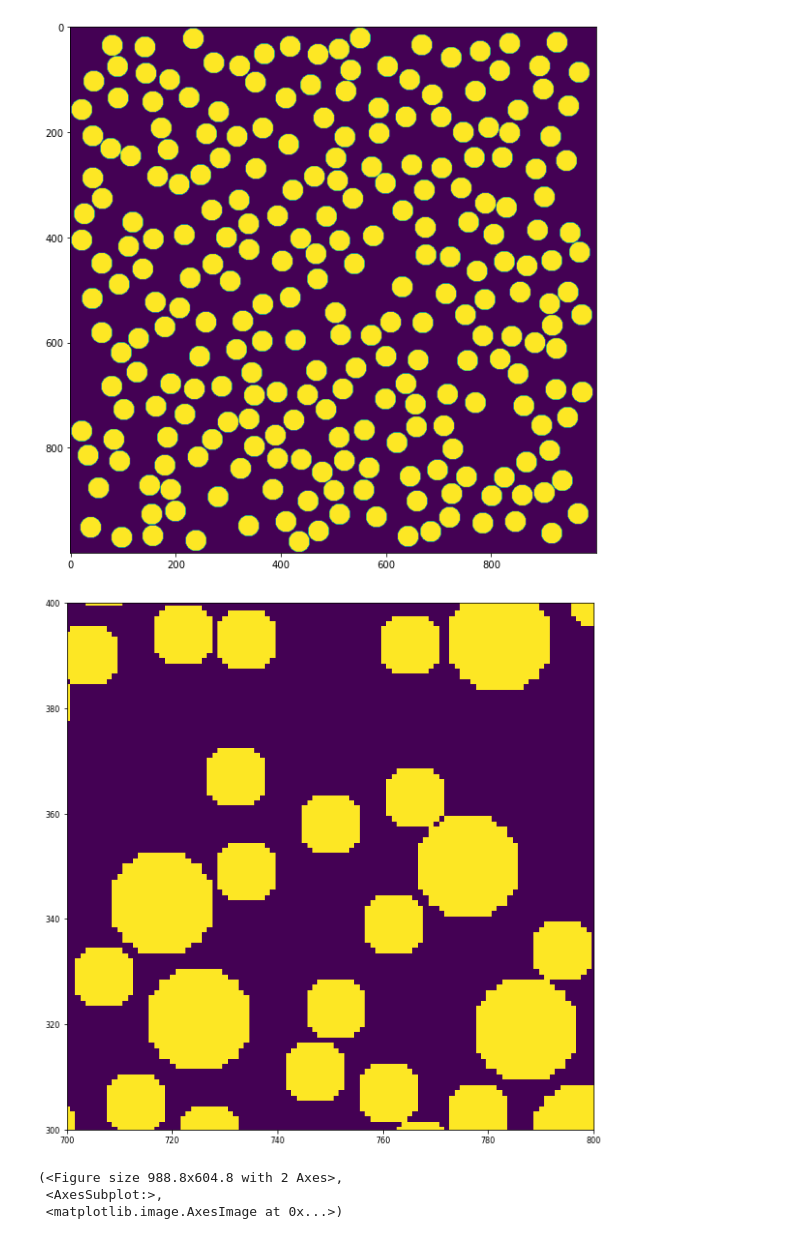
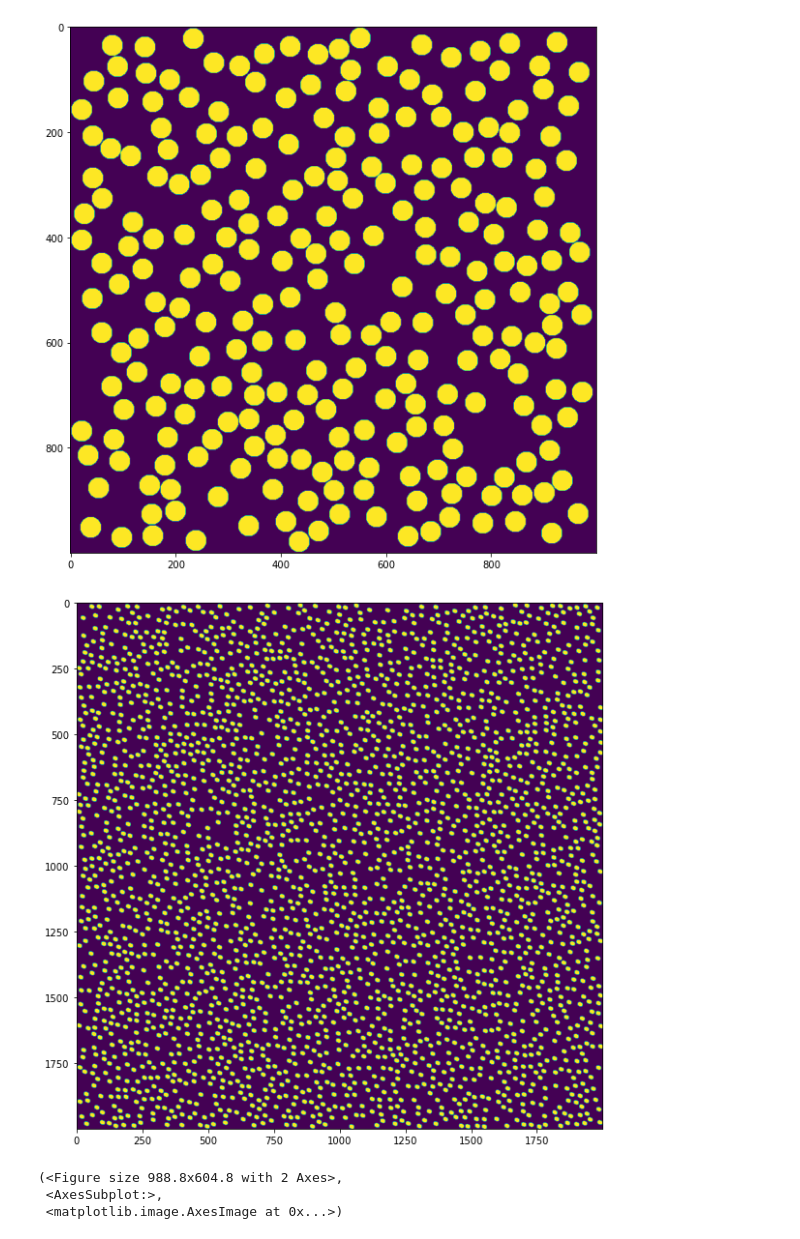
Before and after one commit to katiezzzzz/Gantastic, a Jupyter notebook: conditional_gan_microstructure/inspect_dataset.ipynb, the cells around one changed output. Drawn from its saved outputs; the diff is of its cells as text; code cells hidden in the pictures.

Commit message:
add egg images

```diff
--- a/conditional_gan_microstructure/inspect_dataset.ipynb
+++ b/conditional_gan_microstructure/inspect_dataset.ipynb
@@ -79,20 +96,20 @@ plt.show()
 # %%
 import numpy as np
 from PIL import Image
 import matplotlib.pyplot as plt
 from matplotlib.pyplot import figure
 import tifffile
 
 PATH = '/home/katiez/ML/conditional_gan_microstructure/cGAN-Micro_Optimisation/training_data/'
 
 figure(figsize=(10,10))
-im = tifffile.imread(PATH+'r_mix.tiff')
+im = tifffile.imread(PATH+'r_egg.tiff')
 plt.imshow(im)
-plt.xlim(700,800)
-plt.ylim(300,400)
+#plt.xlim(700,800)
+#plt.ylim(300,400)
 plt.show()
 # %% [output]
-[figure, old version]
+[figure, new version]
 # %%
 im = tifffile.imread(PATH+'r8.tiff')
 tifffile.imshow(im)
```
Also changed, not shown: parts of 3 cells of this notebook, 4 other files.
